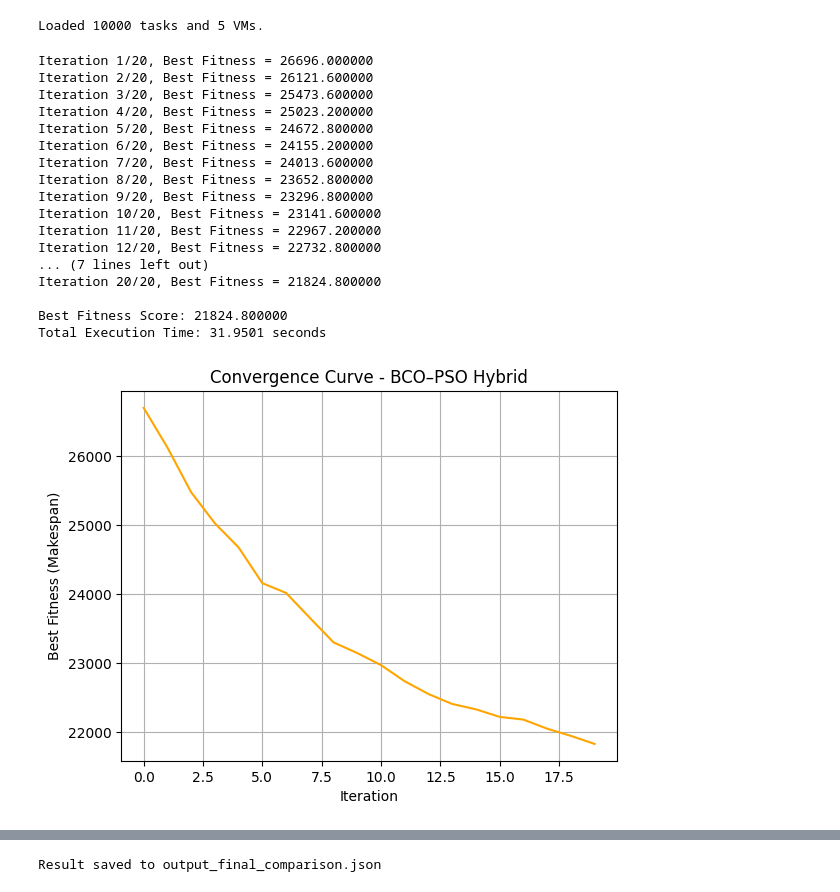
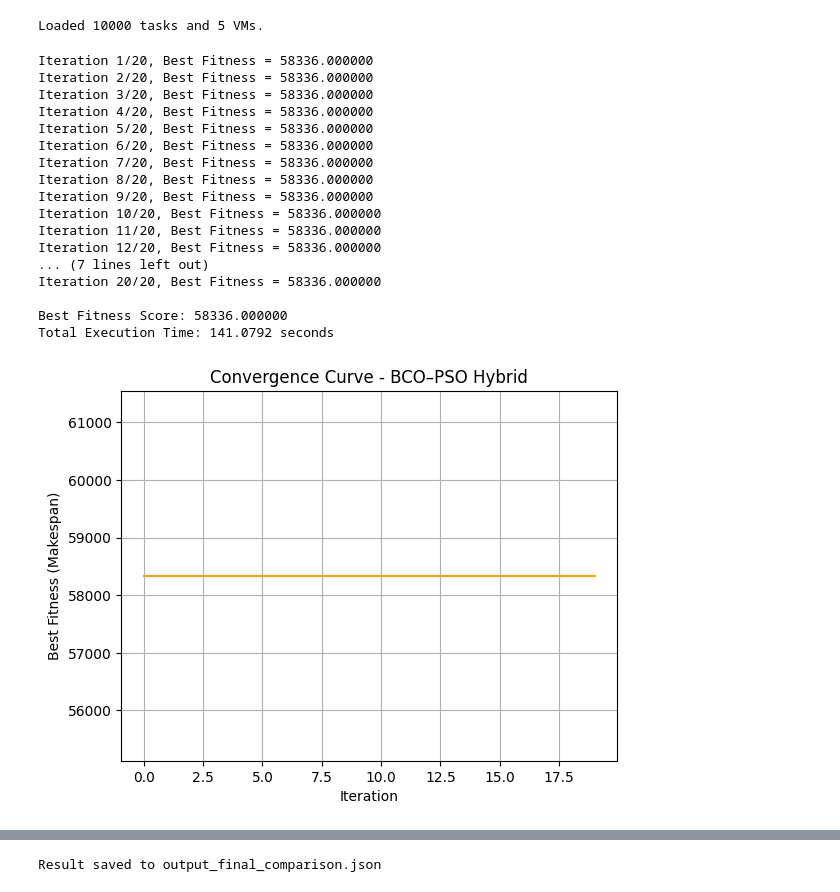
Before and after one commit to aryankumar-nci/BCO-PSO, a Jupyter notebook: Optimization_Project/Test_Hybrid_BCO_PSO.ipynb.ipynb, the cells around one changed output, grey strips where cells are left out. Cells and saved outputs as stored; diff of their text form; code cells hidden in the pictures.

```diff
--- a/Optimization_Project/Test_Hybrid_BCO_PSO.ipynb.ipynb
+++ b/Optimization_Project/Test_Hybrid_BCO_PSO.ipynb.ipynb
@@ -47,3 +64,16 @@ def vm_makespan_fitness(solution):
+# %%
+def Fun(solution):
+    list1 = [0] * data['vmcount'][0]
+    val = 0.0
+    for i in range(solution.size):
+        solution[i] = round(solution[i])
+        if round(solution[i]) != 0.0:
+            list1[int(round(solution[i])) - 1] = list1[int(round(solution[i])) - 1] + \
+                data['task'][0] / data['VM'][int(round(solution[i])) - 1]
+        else:
+            list1[int(round(solution[i]))] = list1[int(round(solution[i]))] + \
+                data['task'][0] / data['VM'][int(round(solution[i]))]
+    return max(list1)
 # %%
 class BCO_PSO_Hybrid:
     def __init__(self, fitness_function, bounds, num_bacteria=30, num_iterations=100,
@@ -125,47 +155,49 @@ class BCO_PSO_Hybrid:
                         population[i] = np.clip(population[i] + velocity[i], lower, upper)
                         fitness[i] = self.fitness_function(population[i])
 
             print(f"Iteration {iteration+1}/{self.num_iterations}, Best Fitness = {G_best_score:.6f}")
 
         end_time = time.time()
         print(f"\nBest Fitness Score: {G_best_score:.6f}")
         print(f"Total Execution Time: {end_time - start_time:.4f} seconds")
 
         return G_best, G_best_score, best_curve
 
 # Run BCO-PSO on your dataset
 optimizer = BCO_PSO_Hybrid(
-    fitness_function=vm_makespan_fitness,
+    fitness_function=Fun,
     bounds=(0, data['vmcount'][0] - 1),
     num_bacteria=100,
     num_iterations=20
 )
 
+start_time = time.time()
 best_solution, best_score, convergence = optimizer.optimize(num_dimensions=len(data["task"]))
+end_time = time.time()
 
 # Plot the convergence curve
 plt.plot(convergence, color='orange')
 plt.xlabel("Iteration")
 plt.ylabel("Best Fitness (Makespan)")
 plt.title("Convergence Curve - BCO–PSO Hybrid")
 plt.grid(True)
 plt.show()
 # %% [output]
-Iteration 1/20, Best Fitness = 26696.000000
-Iteration 2/20, Best Fitness = 26121.600000
-Iteration 3/20, Best Fitness = 25473.600000
-Iteration 4/20, Best Fitness = 25023.200000
-Iteration 5/20, Best Fitness = 24672.800000
-Iteration 6/20, Best Fitness = 24155.200000
-Iteration 7/20, Best Fitness = 24013.600000
-Iteration 8/20, Best Fitness = 23652.800000
-Iteration 9/20, Best Fitness = 23296.800000
-Iteration 10/20, Best Fitness = 23141.600000
-Iteration 11/20, Best Fitness = 22967.200000
-Iteration 12/20, Best Fitness = 22732.800000
+Iteration 1/20, Best Fitness = 58336.000000
+Iteration 2/20, Best Fitness = 58336.000000
+Iteration 3/20, Best Fitness = 58336.000000
+Iteration 4/20, Best Fitness = 58336.000000
+Iteration 5/20, Best Fitness = 58336.000000
+Iteration 6/20, Best Fitness = 58336.000000
+Iteration 7/20, Best Fitness = 58336.000000
+Iteration 8/20, Best Fitness = 58336.000000
+Iteration 9/20, Best Fitness = 58336.000000
+Iteration 10/20, Best Fitness = 58336.000000
+Iteration 11/20, Best Fitness = 58336.000000
+Iteration 12/20, Best Fitness = 58336.000000
 ... (7 lines left out)
-Iteration 20/20, Best Fitness = 21824.800000
+Iteration 20/20, Best Fitness = 58336.000000
 
-Best Fitness Score: 21824.800000
-Total Execution Time: 31.9501 seconds
+Best Fitness Score: 58336.000000
+Total Execution Time: 141.0792 seconds
-[figure, old version]
+[figure, new version]
```
Also changed, not shown: parts of 7 cells of this notebook, 1 other file.
